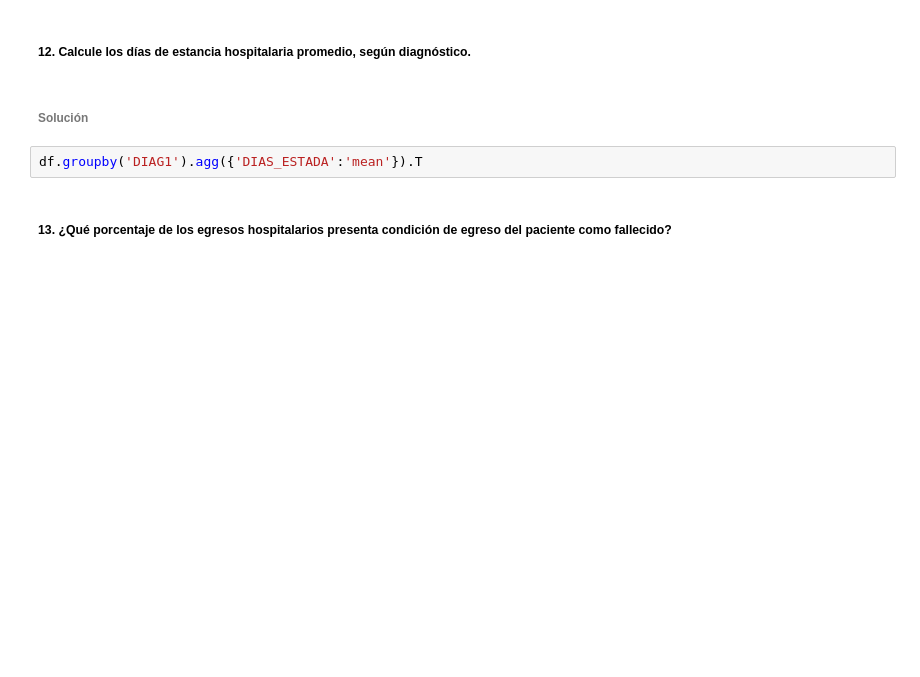
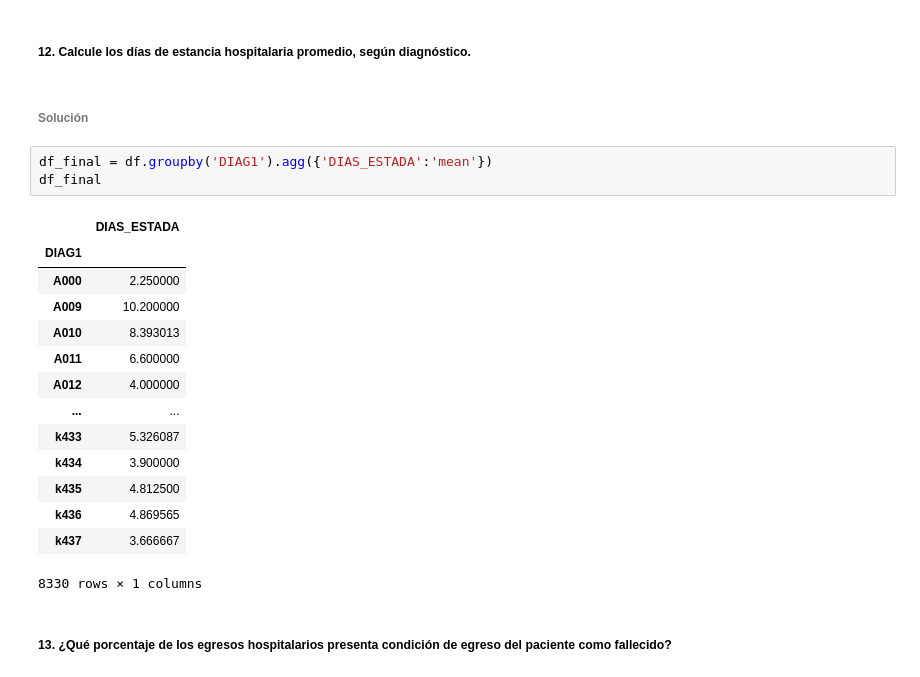
Before and after one commit to GabrielBurgosS/Data-Visualization-2025, a Jupyter notebook: Ayudantia 1 - Pandas y Polar (02-04).ipynb, the cells around one changed output. Drawn from its saved outputs; the diff is of its cells as text; blank space fills up the shorter version.

```diff
--- a/Ayudantia 1 - Pandas y Polar (02-04).ipynb
+++ b/Ayudantia 1 - Pandas y Polar (02-04).ipynb
@@ -416,7 +592,23 @@ df_conce_2001['DIAG1'].value_counts().sort_values(ascending=False).head(1)
 # %% [markdown]
 ###### Solución
 # %%
-df.groupby('DIAG1').agg({'DIAS_ESTADA':'mean'}).T
+df_final = df.groupby('DIAG1').agg({'DIAS_ESTADA':'mean'})
+df_final
+# %% [output]
+|  | DIAS_ESTADA |
+| DIAG1 |  |
+| A000 | 2.250000 |
+| A009 | 10.200000 |
+| A010 | 8.393013 |
+| A011 | 6.600000 |
+| A012 | 4.000000 |
+| ... | ... |
+| k433 | 5.326087 |
+| k434 | 3.900000 |
+| k435 | 4.812500 |
+| k436 | 4.869565 |
+| k437 | 3.666667 |
+8330 rows × 1 columns
 # %% [markdown]
 ##### **13. ¿Qué porcentaje de los egresos hospitalarios presenta condición de egreso del paciente como fallecido?**
 # %% [markdown]
```
Also changed, not shown: parts of 30 cells of this notebook.
